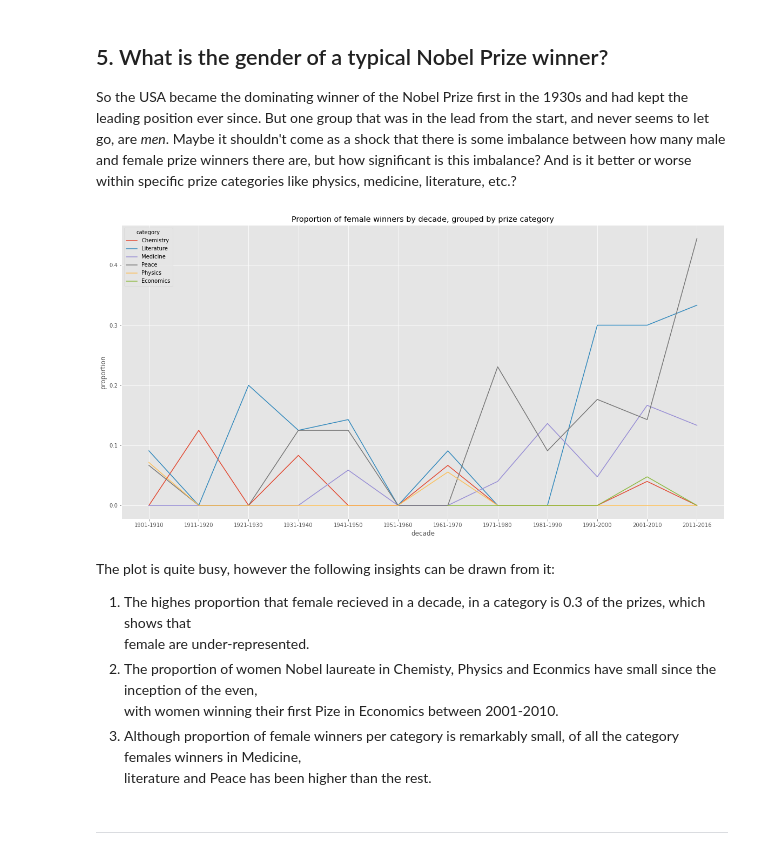
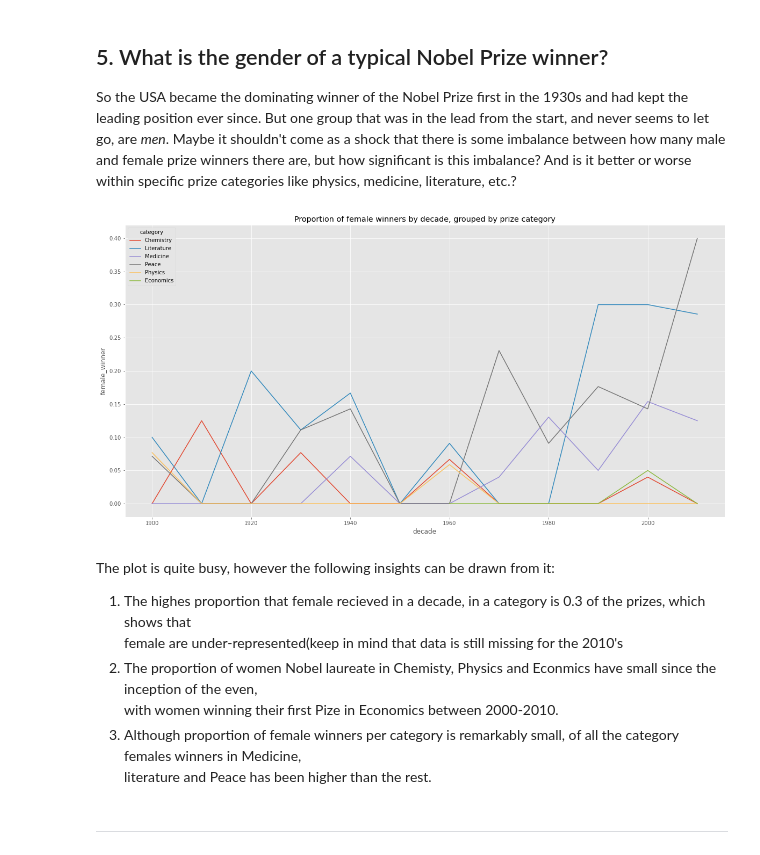
Before and after one commit to ThapeloMarakalla/A-Visual-History-of-Nobel-Prize-Winners, a Jupyter notebook: code/nobelprizewinners.ipynb, the cells around one changed output. Cells and saved outputs as stored; diff of their text form; code cells hidden in the pictures.

```diff
--- a/code/nobelprizewinners.ipynb
+++ b/code/nobelprizewinners.ipynb
@@ -121,13 +118,9 @@ Among the counries in the top 10, none of them is from the Southern Hemisphere.
 # %%
 # Calculating the proportion of USA born winners per decade
 nobel['usa_born_winner'] = nobel.birth_country == 'United States of America'
-nobel['decade'] = np.abs(1901 - nobel.year) // 10
-# pro_usa_winners = number of usa winners in each decade / number of winners in each dece
-prop_usa_winners = nobel[nobel.usa_born_winner == True]['decade'].value_counts().sort_index() / nobel['decade'].value_counts().sort_index()
+nobel['decade'] = (np.floor(nobel['year'] / 10) * 10).astype(int)
+prop_usa_winners = nobel.groupby('decade', as_index=False)['usa_born_winner'].mean()
 
 # Display the proportions of USA born winners per decade
-index = [str(x) + '-' + str(y) for x, y in zip(range(1901, 2022,10), range(1910, 2022,10))]
-index[-1] = '2011-2016'
-prop_usa_winners.index = index
 prop_usa_winners
 # %% [output]
@@ -168,26 +161,23 @@ it declined between 1961-170 then increasing again, reaching a peak between 2001
 # %% [markdown]
 ## 5. What is the gender of a typical Nobel Prize winner?
 <p>So the USA became the dominating winner of the Nobel Prize first in the 1930s and had kept the leading position ever since. But one group that was in the lead from the start, and never seems to let go, are <em>men</em>. Maybe it shouldn't come as a shock that there is some imbalance between how many male and female prize winners there are, but how significant is this imbalance? And is it better or worse within specific prize categories like physics, medicine, literature, etc.?</p>
-# %%
-# Calculating the proportion of female laureates per decade
-nobel['female_winner'] = nobel.sex == 'Female'
-prop_female_winners= pd.DataFrame(nobel[nobel.female_winner == True][['decade', 'category']].value_counts() / nobel[['decade', 'category']].value_counts()).fillna(0).reset_index()
-prop_female_winners.rename({0:'proportion'}, axis=1,inplace=True)
-prop_female_winners.decade = prop_female_winners.decade.map(dict(zip(range(12), index)))
 # %%
+# Calculating the proportion of female laureates per decade
+plt.figure(figsize=(20,10))
+nobel['female_winner'] = nobel["sex"] == "Female"
+prop_female_winners = nobel.groupby(["decade", "category"], as_index=False)["female_winner"].mean()
 # Plot proportion of female winners by decade, grouped by prize category (physics, medicine, etc)
-plt.figure(figsize=(20,10))
-sns.lineplot(data=prop_female_winners,x='decade', y='proportion', hue='category')
-plt.title('Proportion of female winners by decade, grouped by prize category')
+ax = sns.lineplot(x="decade", y="female_winner", hue="category", data=prop_female_winners)
+ax.set_title('Proportion of female winners by decade, grouped by prize category')
 plt.show()
 # %% [output]
-[figure, old version]
+[figure, new version]
 # %% [markdown]
 The plot is quite busy, however the following insights can be drawn from it:
 1. The highes proportion that female recieved in a decade, in a category is 0.3 of the prizes, which shows that
-female are under-represented.
+female are under-represented(keep in mind that data is still missing for the 2010's
 2. The proportion of women Nobel laureate in Chemisty, Physics and Econmics have small since the inception of the even,
-with women winning their first Pize in Economics between 2001-2010.
+with women winning their first Pize in Economics between 2000-2010.
 3. Although proportion of female winners per category is remarkably small, of all the category females winners in Medicine,
 literature and Peace has been higher than the rest.
 # %% [markdown]
```
Also changed, not shown: parts of 7 cells of this notebook.
